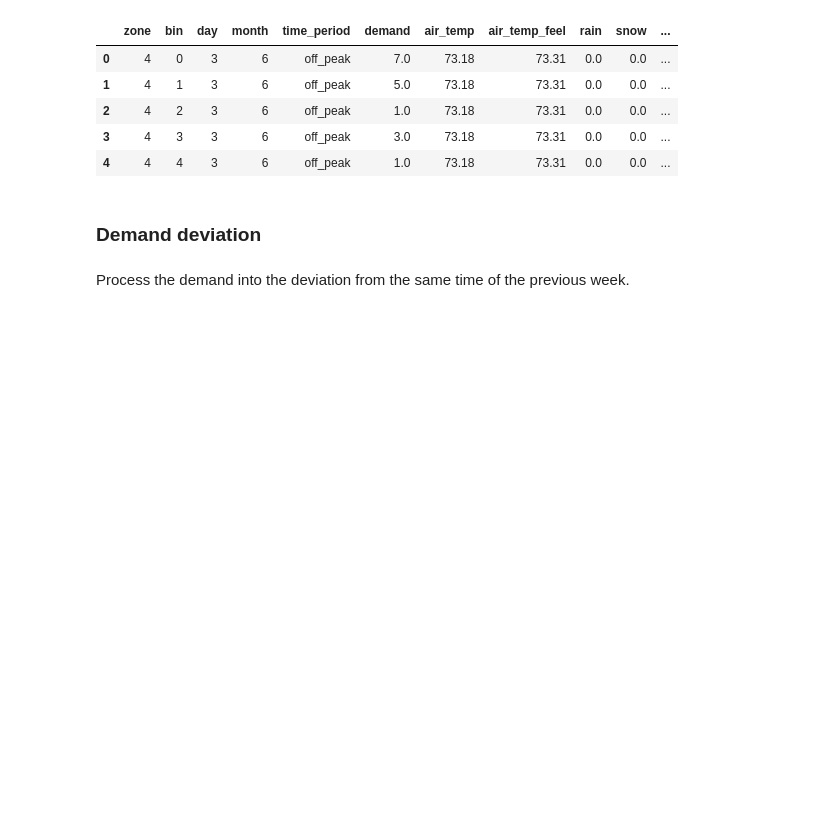
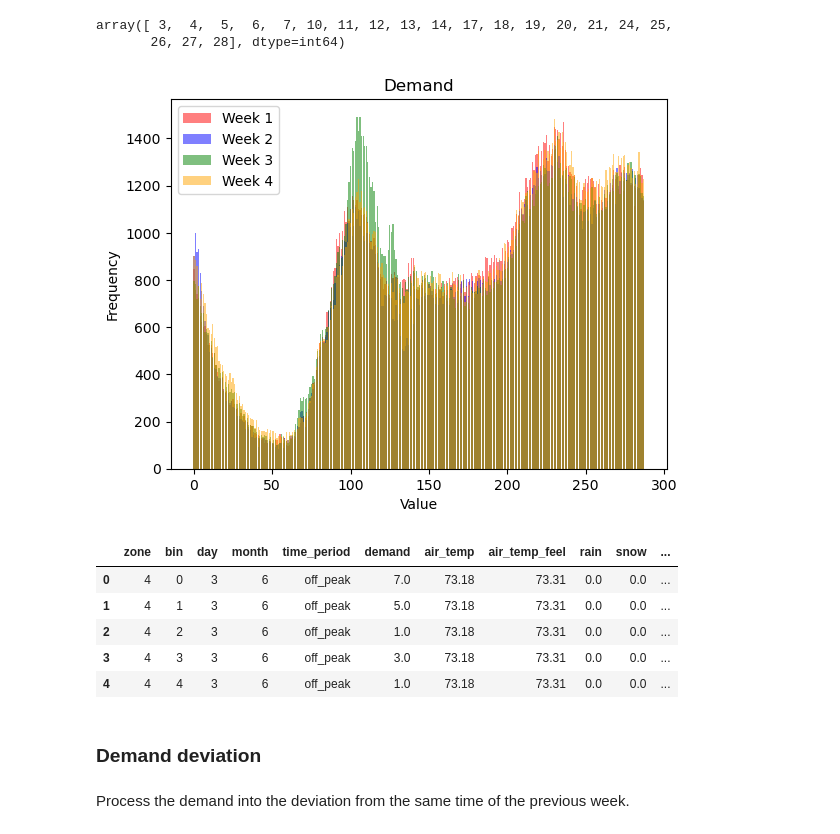
Before and after one commit to elxl/demand-uncertainty, a Jupyter notebook: notebooks/split_processed.ipynb, the cells around one changed output. Cells and saved outputs as stored; diff of their text form; code cells hidden in the pictures; blank space fills up the shorter version.

```diff
--- a/notebooks/split_processed.ipynb
+++ b/notebooks/split_processed.ipynb
@@ -6,6 +7,36 @@ import geopandas as gpd
 # %%
 df = pd.read_csv('../data/processed/processed_data.csv')
 df['timestamp'] = df['bin'] + 288*df['day'] + 31*288*df['month']
+# %%
+df['day'].unique()
+# %% [output]
+array([ 3,  4,  5,  6,  7, 10, 11, 12, 13, 14, 17, 18, 19, 20, 21, 24, 25,
+       26, 27, 28], dtype=int64)
+# %%
+s1 = df.groupby(['day','bin'])['demand'].sum().loc[7]
+s2 = df.groupby(['day','bin'])['demand'].sum().loc[14]
+s3 = df.groupby(['day','bin'])['demand'].sum().loc[21]
+s4 = df.groupby(['day','bin'])['demand'].sum().loc[28]
+
+fig, ax = plt.subplots()
+
+# Plotting the histograms
+series_list = [s1, s2, s3, s4]
+colors = ['red', 'blue', 'green', 'orange']
+
+for i, series in enumerate(series_list):
+    ax.bar(series.index, series.values, alpha=0.5, color=colors[i], label=f'Week {i+1}')
+
+# Adding labels and legend
+ax.set_xlabel('Value')
+ax.set_ylabel('Frequency')
+ax.set_title('Demand')
+ax.legend()
+
+# Display the plot
+plt.show()
+# %% [output]
+[figure, added]
 # %%
 df.head()
 # %% [output]
```
Also changed, not shown: parts of 1 cell of this notebook, 1 other file.
